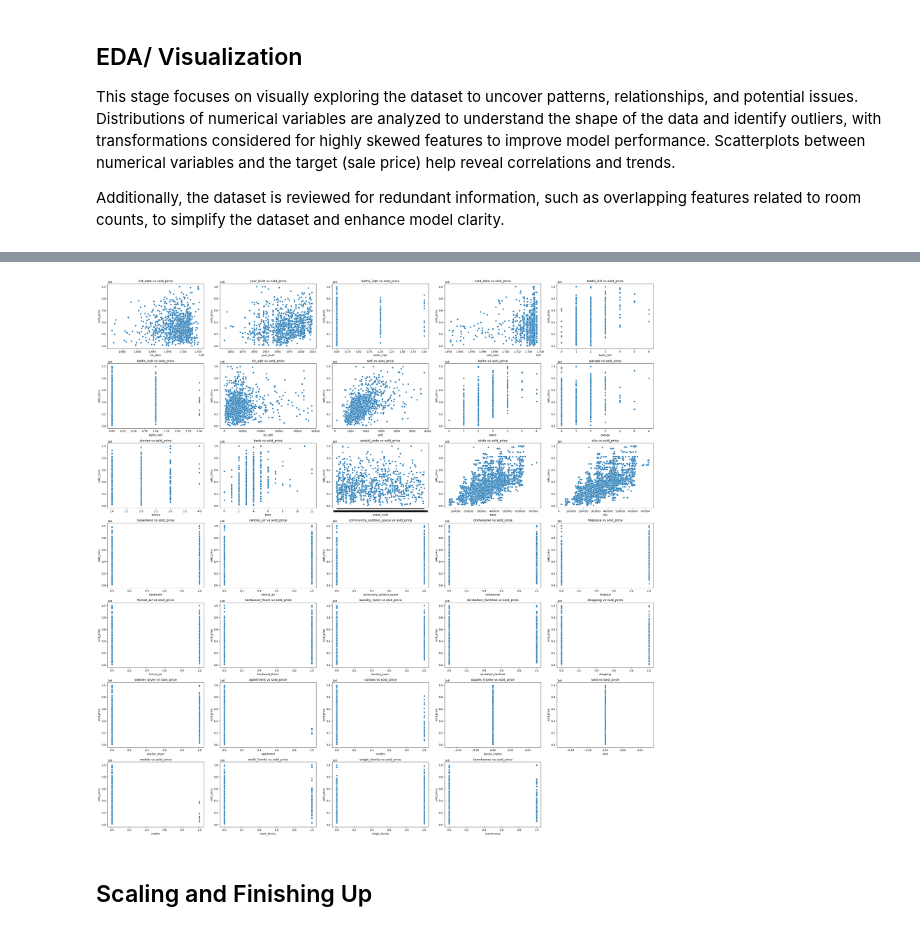
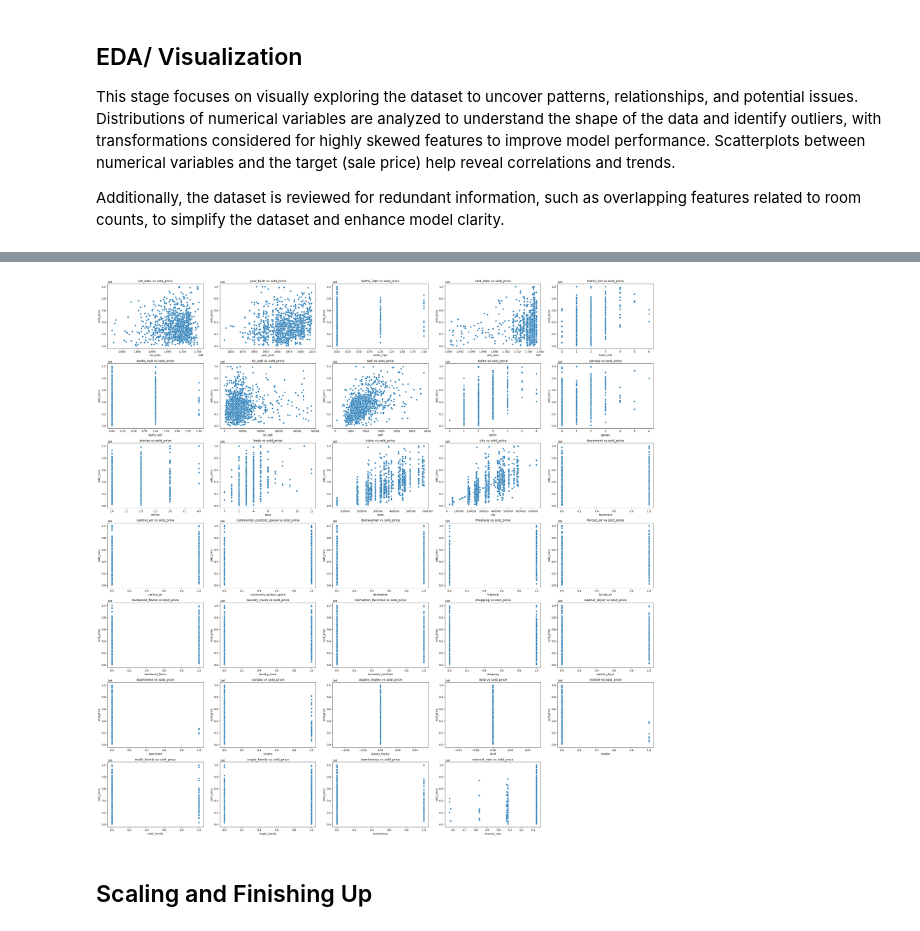
Before and after one commit to Gur212/Data-Science-Midterm-Project, a Jupyter notebook: notebooks/1 - EDA.ipynb, the cells around one changed output, grey strips where cells are left out. Drawn from its saved outputs; the diff is of its cells as text; code cells hidden in the pictures.

```diff
--- a/notebooks/1 - EDA.ipynb
+++ b/notebooks/1 - EDA.ipynb
@@ -755,3 +610,5 @@ np.float64(1676670365.0)
+# %%
+cleaned_combined_df = cleaned_combined_df.drop(columns=['location.address.state_code','location.county.name', 'location.address.postal_code'])
 # %%
 clean_df = cleaned_combined_df.copy()
 clean_df.head()
@@ -765,3 +656,9 @@ clean_df.head()
+# %%
+#Set the interest rate equal to the value from the interest DF with the corresponding date range
+clean_df['interest_rate'] = clean_df["list_date"].apply(
+                            lambda x: interest.loc[(interest["start_time"] <= x) & (interest["end_time"] > x), "value"].values[0]
+                            if any((interest["start_time"] <= x) & (interest["end_time"] > x)) else None
+                            )
 # %% [markdown]
 ### Dealing with Cities
 # %% [markdown]
@@ -782,6 +678,23 @@ X_test = X_test.join(y_test)
+# %%
+#creating a mean of the entire train_set in case there is a city/state in the test_set not found in train_set
+default_mean = X_train['description.sold_price'].mean()
+
+#Creating dictionaries where the keys are the cities/states and values will be filled in by the mean
+cities = X_train['location.address.city'].unique().tolist()
+city_dict = {key:None for key in cities}
+states = X_train['location.address.state'].unique().tolist()
+state_dict = {key:None for key in states}
+
+#Filling in the mean for each city/state in the dictionaries
+for key in city_dict.keys():
+    city_dict[key] = X_train.loc[X_train['location.address.city'] == key, 'description.sold_price'].mean()
+
+for key in state_dict.keys():
+    state_dict[key] = X_train.loc[X_train['location.address.state'] == key, 'description.sold_price'].mean()
 # %%
+#Replacing the city and state strings with the encoded values in the train_set
 for index, rows in X_train.iterrows():
     city = X_train['location.address.city'].at[index]
     state = X_train['location.address.state'].at[index]
-    X_train.at[index, 'location.address.city'] = X_train.loc[X_train['location.address.city'] == city, 'description.sold_price'].mean()
-    X_train.at[index, 'location.address.state'] = X_train.loc[X_train['location.address.state'] == state, 'description.sold_price'].mean()
+    X_train.at[index, 'location.address.city'] = city_dict[city]
+    X_train.at[index, 'location.address.state'] = state_dict[state]
@@ -862,8 +776,8 @@ X_train.describe()
 | max | 1.705443e+09 | 2023.000000 | 2.000000 | 1.705363e+09 | 6.000000 | ... |
 # %%
-vis_subplots(X_train, y_train)
+fv.vis_subplots(X_train, y_train)
 # %% [output]
-[figure, old version]
+[figure, new version]
 # %% [markdown]
 ## Scaling and Finishing Up
 # %% [markdown]
```
Also changed, not shown: parts of 68 cells of this notebook, 16 other files.
